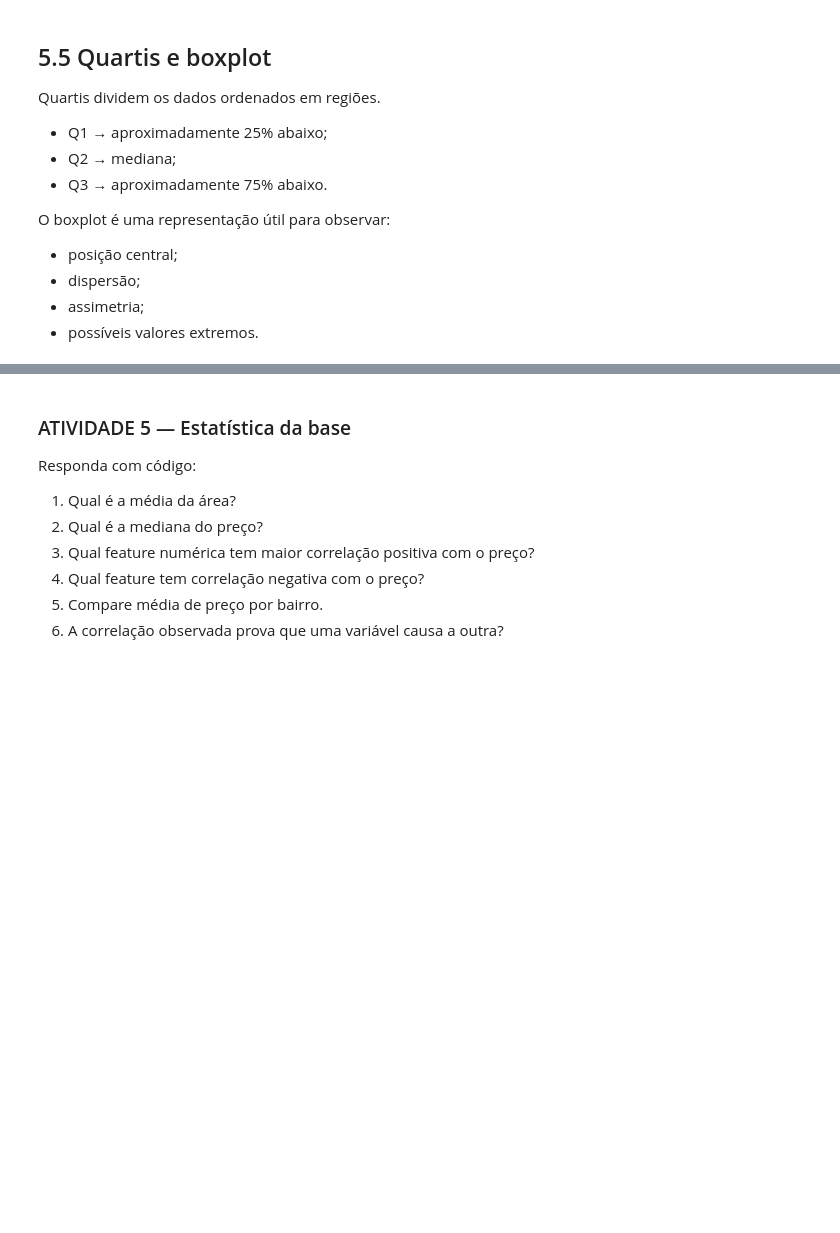
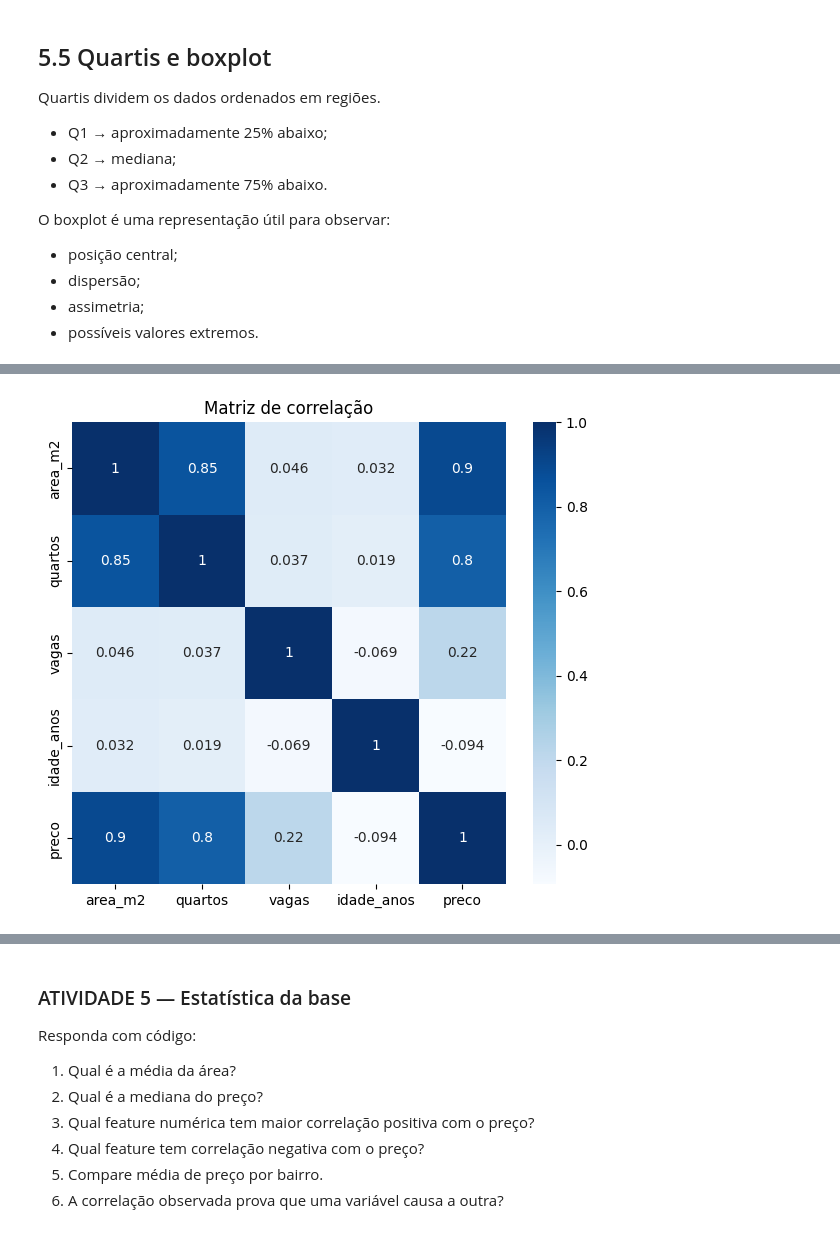
Before and after one commit to VictorAmaralSCT/curso_SENAC_InteligenciaArtificial, a Jupyter notebook: UC9 - Machine Learning/UC9_AULA01_Fundamentos_Matematicos_e_Primeiro_Modelo.ipynb, the cells around one changed output, grey strips where cells are left out. Cells and saved outputs as stored; diff of their text form; code cells hidden in the pictures; blank space fills up the shorter version.

```diff
--- a/UC9 - Machine Learning/UC9_AULA01_Fundamentos_Matematicos_e_Primeiro_Modelo.ipynb
+++ b/UC9 - Machine Learning/UC9_AULA01_Fundamentos_Matematicos_e_Primeiro_Modelo.ipynb
@@ -1267,3 +1309,7 @@ O coeficiente de Pearson varia, em geral, entre:
 - próximo de 0 → pouca relação linear.
 
 **Correlação não implica causalidade.**
+# %%
+colunas_numericas = ["area_m2", "quartos", "vagas", "idade_anos", "preco"]
+# %%
+correlacoes = df[colunas_numericas].corr()
@@ -1269,0 +1327,7 @@ O coeficiente de Pearson varia, em geral, entre:
+# %%
+plt.figure(figsize=(7, 6))
+sns.heatmap(correlacoes, annot=True, cmap="Blues")
+plt.title("Matriz de correlação")
+plt.show()
+# %% [output]
+[figure, added]
```
Also changed, not shown: parts of 49 cells of this notebook.
